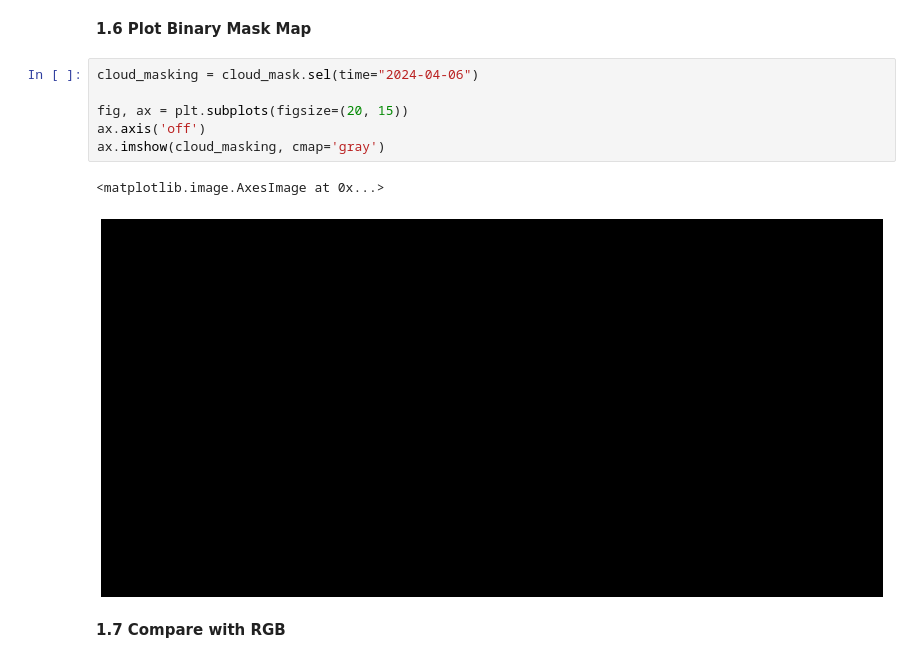
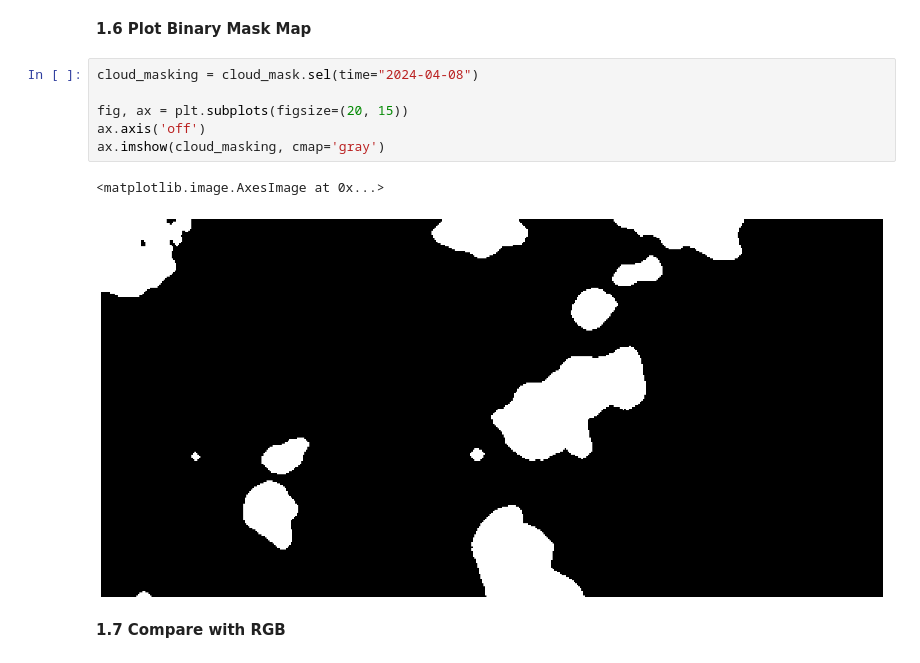
Before and after one commit to BaturalpArisoy/stac2cube, a Jupyter notebook: interactive/2_get_cloud_layers.ipynb, the cells around one changed output. Drawn from its saved outputs; the diff is of its cells as text.

```diff
--- a/interactive/get_cloud_layers.ipynb
+++ b/interactive/2_get_cloud_layers.ipynb
@@ -96,14 +96,14 @@ ax.imshow(cloud_prob, cmap='gray')
 # %% [markdown]
 **1.6 Plot Binary Mask Map**
 # %%
-cloud_masking = cloud_mask.sel(time="2024-04-06")
+cloud_masking = cloud_mask.sel(time="2024-04-08")
 
 fig, ax = plt.subplots(figsize=(20, 15))
 ax.axis('off')
 ax.imshow(cloud_masking, cmap='gray')
 # %% [output]
 <matplotlib.image.AxesImage at 0x...>
-[figure, old version]
+[figure, new version]
 # %% [markdown]
 **1.7 Compare with RGB**
 # %%
```
Also changed, not shown: parts of 11 cells of this notebook, 12 other files.
